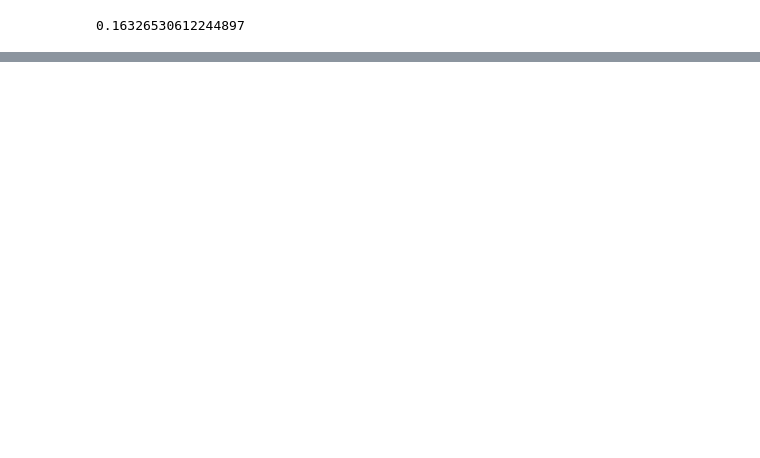
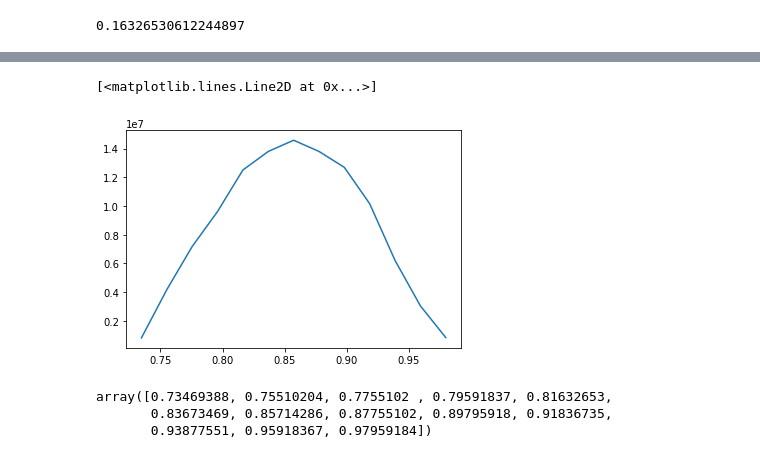
Before and after one commit to vmccready/loan-default-predictor, a Jupyter notebook: exploration2-Copy1.ipynb, the cells around one changed output, grey strips where cells are left out. Cells and saved outputs as stored; diff of their text form; code cells hidden in the pictures; blank space fills up the shorter version.

```diff
--- a/exploration2-Copy1.ipynb
+++ b/exploration2-Copy1.ipynb
@@ -604,0 +644,14 @@ saved
+# %%
+def interest_calculator(funded, interest, payment):
+    current_balance = funded
+    r = interest/100
+    interest_paid = 0
+    while current_balance > 0:
+        accrued = (current_balance * r)/12
+        interest_paid += accrued
+        current_balance -= (payment - accrued)
+        if interest_paid > funded:
+            return 0
+    return round(interest_paid,2)
+# %%
+validation['potential_interest'] = validation.apply(lambda row: interest_calculator(row['funded_amnt'], row['int_rate'], row['installment']), axis=1)
@@ -604,0 +687,5 @@ saved
+# %%
+
+potential_interest = []
+for t in threshold:
+    potential_interest.append(validation.loc[y_val.index[current_loan_prob[:,1] > t]]['potential_interest'].sum())
@@ -604,0 +702,15 @@ saved
+# %%
+net = np.array(savings)-np.array(potential_interest)
+# %%
+fig, ax = plt.subplots()
+
+ax.plot(threshold[net>0],net[net > 0])
+# %% [output]
+[<matplotlib.lines.Line2D at 0x...>]
+[figure, added]
+# %%
+threshold[net > 0]
+# %% [output]
+array([0.73469388, 0.75510204, 0.7755102 , 0.79591837, 0.81632653,
+       0.83673469, 0.85714286, 0.87755102, 0.89795918, 0.91836735,
+       0.93877551, 0.95918367, 0.97959184])
```
Also changed, not shown: parts of 46 cells of this notebook, 2 other files.
